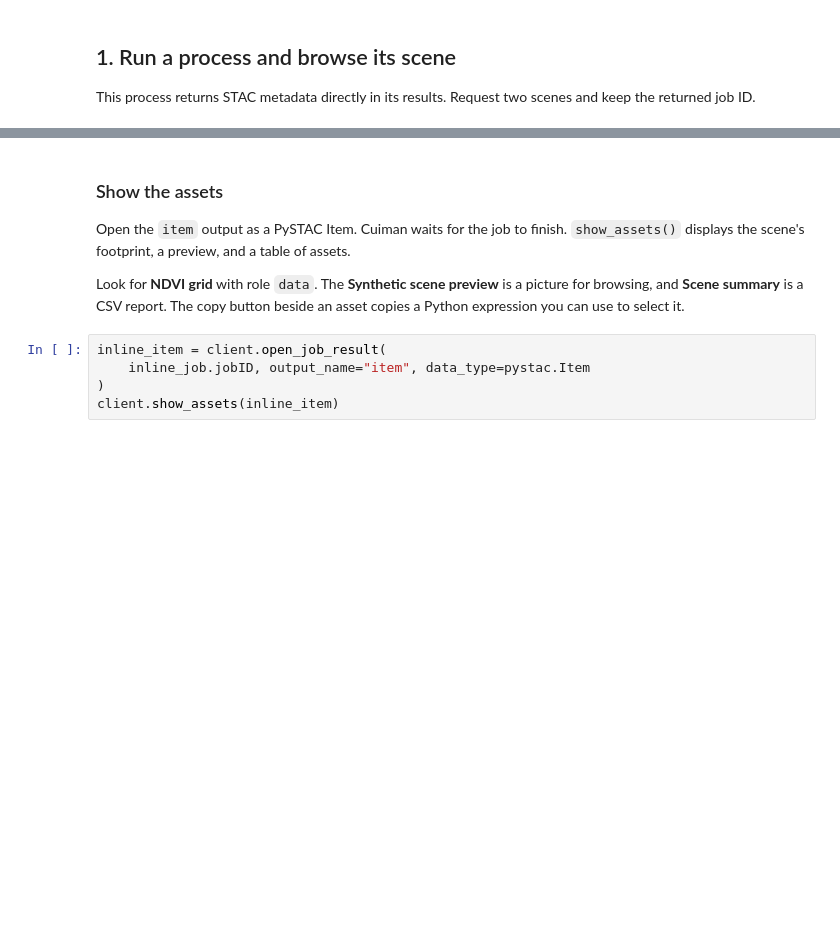
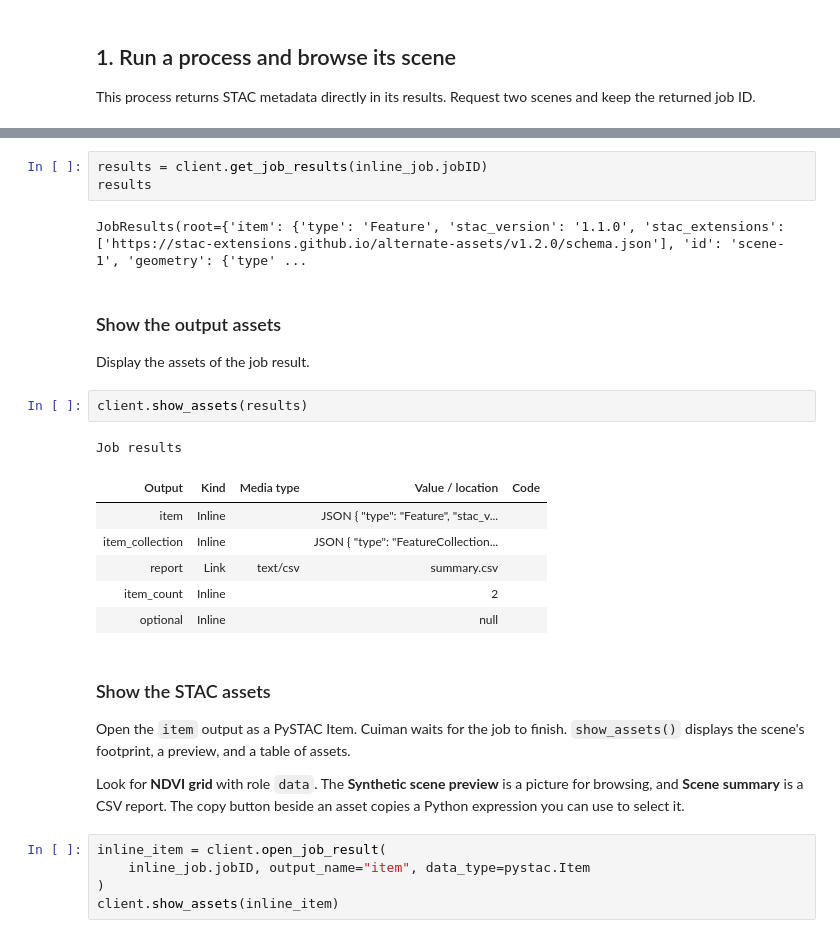
Before and after one commit to eo-tools/eozilla, a Jupyter notebook: notebooks/cuiman-stac.ipynb, the cells around one changed output, grey strips where cells are left out. Drawn from its saved outputs; the diff is of its cells as text; blank space fills up the shorter version.

```diff
--- a/notebooks/cuiman-stac.ipynb
+++ b/notebooks/cuiman-stac.ipynb
@@ -37,5 +37,24 @@ inline_job.jobID
+# %%
+results = client.get_job_results(inline_job.jobID)
+results
+# %% [output]
+JobResults(root={'item': {'type': 'Feature', 'stac_version': '1.1.0', 'stac_extensions': ['https://stac-extensions.github.io/alternate-assets/v1.2.0/schema.json'], 'id': 'scene-1', 'geometry': {'type' ...
+# %% [markdown]
+### Show the output assets
+
+Display the assets of the job result.
+# %%
+client.show_assets(results)
+# %% [output]
+Job results
+| Output | Kind | Media type | Value / location | Code |
+| item | Inline |  | JSON { "type": "Feature", "stac_v... |  |
+| item_collection | Inline |  | JSON { "type": "FeatureCollection... |  |
+| report | Link | text/csv | summary.csv |  |
+| item_count | Inline |  | 2 |  |
+| optional | Inline |  | null |  |
 # %% [markdown]
-### Show the assets
+### Show the STAC assets
 
 Open the `item` output as a PySTAC Item. Cuiman waits for the job to finish. `show_assets()` displays the scene's footprint, a preview, and a table of assets.
 
```
Also changed, not shown: parts of 5 cells of this notebook, 11 other files.
